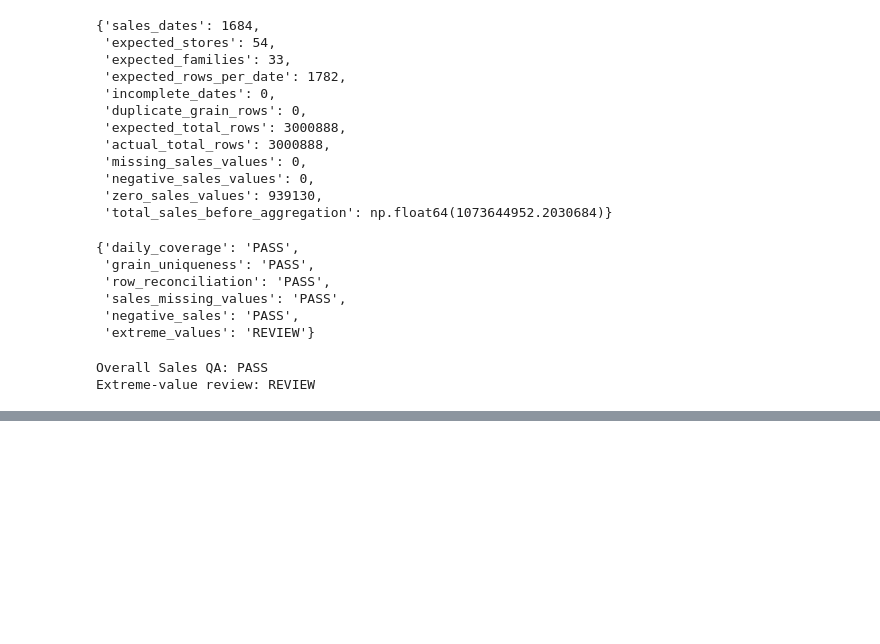
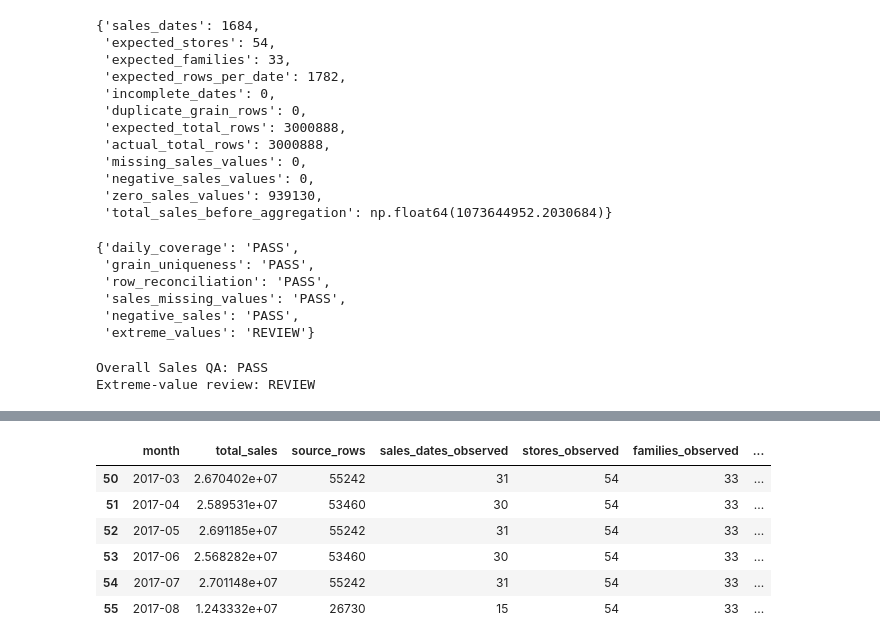
Before and after one commit to Abu-Hozaifa-Retail-Analyst/retail-sales-forecasting, a Jupyter notebook: notebooks/01_data_quality/02_initial_data_profiling.ipynb, the cells around one changed output, grey strips where cells are left out. Saved outputs shown, nothing was run; the diff lists cells and outputs as text; code cells hidden in the pictures; blank space fills up the shorter version.

Commit message:
Complete controlled monthly sales aggregation

```diff
--- a/notebooks/01_data_quality/02_initial_data_profiling.ipynb
+++ b/notebooks/01_data_quality/02_initial_data_profiling.ipynb
@@ -7269,0 +7504,33 @@ Extreme-value review: REVIEW
+# %%
+# Step 3.7.7 — Combine monthly Sales and calendar coverage
+
+monthly_sales = monthly_sales.merge(
+    calendar_monthly[
+        [
+            "month",
+            "calendar_days",
+            "sales_closure_days",
+            "is_partial_month",
+            "sales_coverage_complete"
+        ]
+    ],
+    on="month",
+    how="left",
+    validate="one_to_one"
+)
+
+# Identify the periods eligible for initial full-month forecasting
+monthly_sales["is_forecast_training_period"] = (
+    ~monthly_sales["is_partial_month"]
+    & monthly_sales["sales_coverage_complete"]
+)
+
+display(monthly_sales.tail(6))
+# %% [output]
+|  | month | total_sales | source_rows | sales_dates_observed | stores_observed | families_observed | ... |
+| 50 | 2017-03 | 2.670402e+07 | 55242 | 31 | 54 | 33 | ... |
+| 51 | 2017-04 | 2.589531e+07 | 53460 | 30 | 54 | 33 | ... |
+| 52 | 2017-05 | 2.691185e+07 | 55242 | 31 | 54 | 33 | ... |
+| 53 | 2017-06 | 2.568282e+07 | 53460 | 30 | 54 | 33 | ... |
+| 54 | 2017-07 | 2.701148e+07 | 55242 | 31 | 54 | 33 | ... |
+| 55 | 2017-08 | 1.243332e+07 | 26730 | 15 | 54 | 33 | ... |
```
Also changed, not shown: parts of 17 cells of this notebook, 1 other file.
